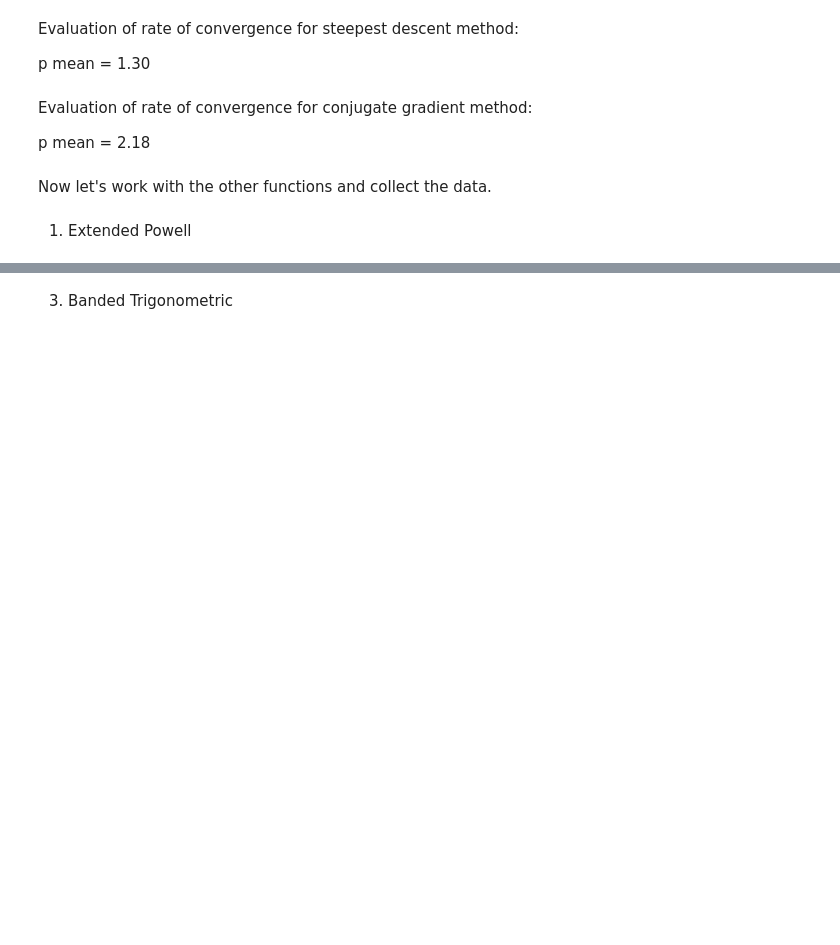
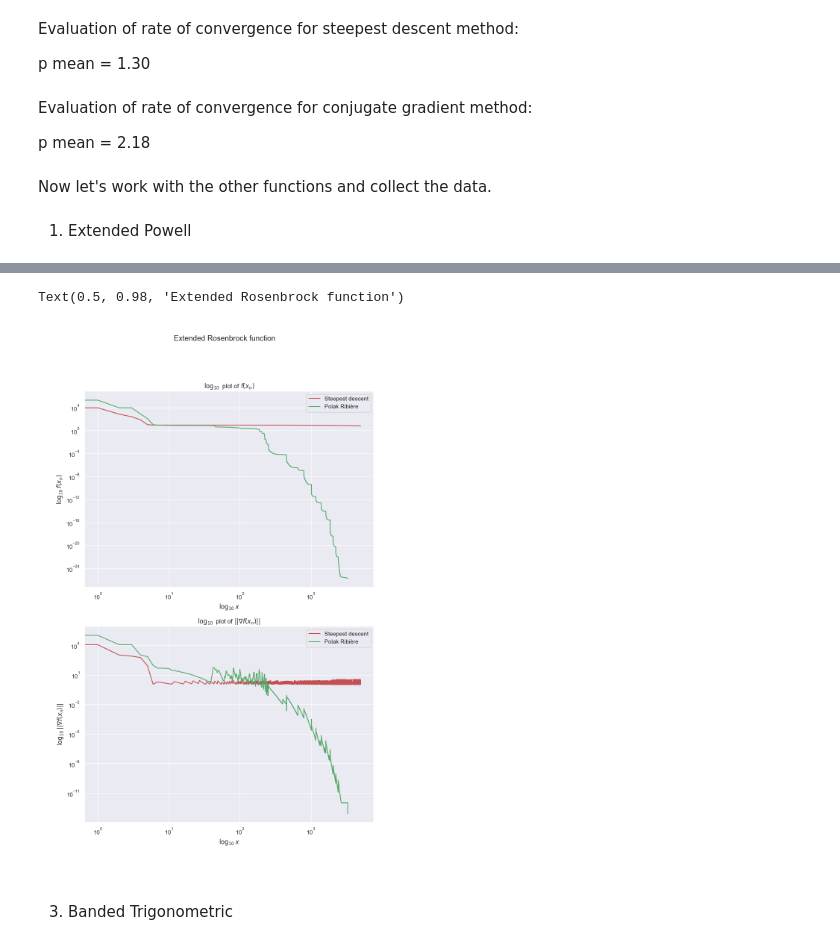
Before and after one commit to ClaudioSavelli/Homework-Numerical-Optimisation-, a Jupyter notebook: Homework Numerical Optimisation/Unconstrained Optimisation/main.ipynb, the cells around one changed output, grey strips where cells are left out. Cells and saved outputs as stored; diff of their text form; code cells hidden in the pictures; blank space fills up the shorter version.

```diff
--- a/Homework Numerical Optimisation/Unconstrained Optimisation/main.ipynb
+++ b/Homework Numerical Optimisation/Unconstrained Optimisation/main.ipynb
@@ -460,14 +553,14 @@ print("max_of_fx: ", fx_max)
 # %%
 kmean = 0
 grad_norm_mean = 0
-grad_norm_min = 99999999999
+grad_norm_min = np.finfo(float).max
 grad_norm_max = -1
 fx_mean = 0
-fx_min = 99999999999
+fx_min = np.finfo(float).max
 fx_max = -1
 
 for point in x0_array:
-    sd_xk_er, sd_fk_er, sd_gradfk_norm_er, sd_k_er, sd_x_seq_er, sd_bt_seq_er = steepest_descent_bcktrck(point, 'Extended Rosenbrook', alpha0, kmax, tolgrad, c, rho, btmax, fin_diff, fd_type)
+    sd_xk_er, sd_fk_er, sd_gradfk_norm_er, sd_k_er, sd_x_seq_er, sd_bt_seq_er = steepest_descent_bcktrck(point, 'Extended Rosenbrock', alpha0, kmax, tolgrad, c, rho, btmax, fin_diff, fd_type)
     print("Result of steepest descent method:")
     print("x0: ", point, " (length: ", len(point), ")")
     print("k: ", sd_k_er)
@@ -550,3 +703,33 @@ print("max_of_fx: ", fx_max)
+# %%
+sns.set()
+fig_er, ax_er = plt.subplots(2, 1, figsize=(10, 15))
+ax_er[0].plot(sd_fk_er, '-r', label='Steepest descent')
+ax_er[0].plot(cg_fk_er, '-g', label='Polak-Ribière')
+
+ax_er[0].set_xscale('log', base=10)
+ax_er[0].set_yscale('log', base=10)
+ax_er[0].set_xlabel(r'$\log_{10}{x}$')
+ax_er[0].set_ylabel(r'$\log_{10}{f({x_n})}$')
+ax_er[0].set_title(r'$\log_{10}$ plot of $f({x_n})$')
+
+ax_er[0].legend()
+
+ax_er[1].plot(sd_gradfk_norm_er, '-r', label='Steepest descent')
+ax_er[1].plot(cg_gradfk_norm_er, '-g', label='Polak-Ribière')
+
+ax_er[1].set_xscale('log', base=10)
+ax_er[1].set_yscale('log', base=10)
+ax_er[1].set_xlabel(r'$\log_{10}{x}$')
+ax_er[1].set_ylabel(r'$\log_{10}{||\nabla f({x_n})||}$')
+ax_er[1].set_title(r'$\log_{10}$ plot of $||\nabla f({x_n})||$')
+
+ax_er[1].legend()
+fig_er.tight_layout()
+fig_er.suptitle('Extended Rosenbrock function')
+fig_er.subplots_adjust(top=0.94)
+# %% [output]
+Text(0.5, 0.98, 'Extended Rosenbrock function')
+[figure, added]
 # %% [markdown]
 3. Banded Trigonometric
 # %%
```
Also changed, not shown: parts of 18 cells of this notebook.
